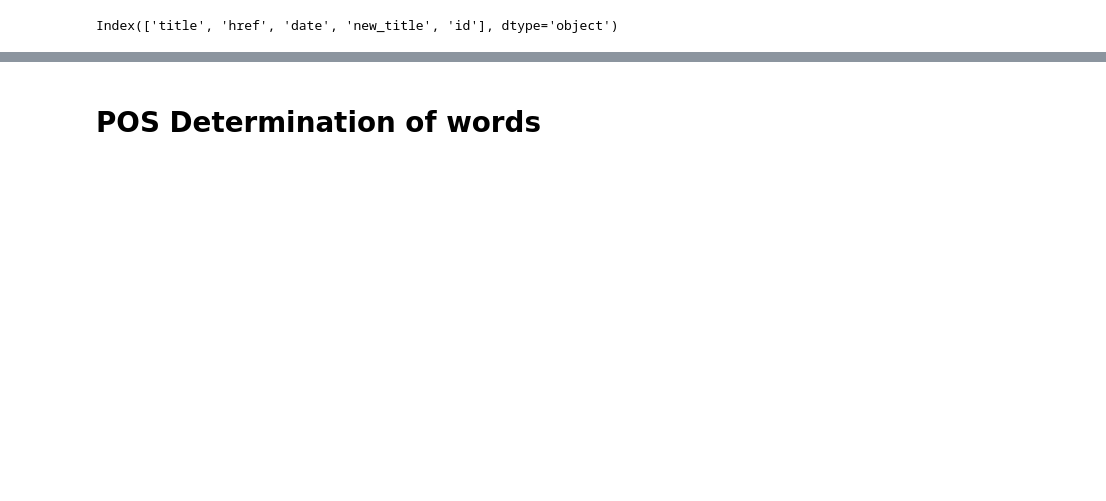
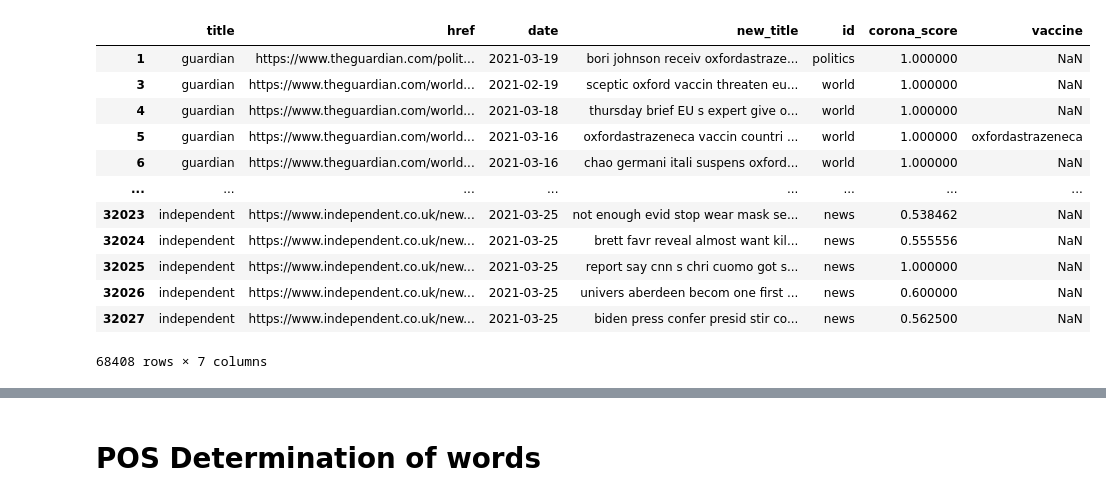
Before and after one commit to jw15667/vaccine_sentiment, a Jupyter notebook: english/word_model.ipynb, the cells around one changed output, grey strips where cells are left out. Saved outputs shown, nothing was run; the diff lists cells and outputs as text; code cells hidden in the pictures; blank space fills up the shorter version.

```diff
--- a/english/word_model.ipynb
+++ b/english/word_model.ipynb
@@ -10,7 +10,19 @@ newspapers = pd.read_csv("C:/Users/jw156/Ironhack/vaccine/vaccine_sentiment/engl
 # %%
-newspapers.columns
+newspapers
 # %% [output]
+|  | title | href | date | new_title | id | corona_score | vaccine |
+| 1 | guardian | https://www.theguardian.com/polit... | 2021-03-19 | bori johnson receiv oxfordastraze... | politics | 1.000000 | NaN |
+| 3 | guardian | https://www.theguardian.com/world... | 2021-02-19 | sceptic oxford vaccin threaten eu... | world | 1.000000 | NaN |
+| 4 | guardian | https://www.theguardian.com/world... | 2021-03-18 | thursday brief EU s expert give o... | world | 1.000000 | NaN |
+| 5 | guardian | https://www.theguardian.com/world... | 2021-03-16 | oxfordastrazeneca vaccin countri ... | world | 1.000000 | oxfordastrazeneca |
+| 6 | guardian | https://www.theguardian.com/world... | 2021-03-16 | chao germani itali suspens oxford... | world | 1.000000 | NaN |
+| ... | ... | ... | ... | ... | ... | ... | ... |
+| 32023 | independent | https://www.independent.co.uk/new... | 2021-03-25 | not enough evid stop wear mask se... | news | 0.538462 | NaN |
+| 32024 | independent | https://www.independent.co.uk/new... | 2021-03-25 | brett favr reveal almost want kil... | news | 0.555556 | NaN |
+| 32025 | independent | https://www.independent.co.uk/new... | 2021-03-25 | report say cnn s chri cuomo got s... | news | 1.000000 | NaN |
+| 32026 | independent | https://www.independent.co.uk/new... | 2021-03-25 | univers aberdeen becom one first ... | news | 0.600000 | NaN |
+| 32027 | independent | https://www.independent.co.uk/new... | 2021-03-25 | biden press confer presid stir co... | news | 0.562500 | NaN |
-Index(['title', 'href', 'date', 'new_title', 'id'], dtype='object')
+68408 rows × 7 columns
 # %%
 newspapers.set_index("href", inplace=True)
 # %%
```
Also changed, not shown: parts of 12 cells of this notebook, 2 other files.
